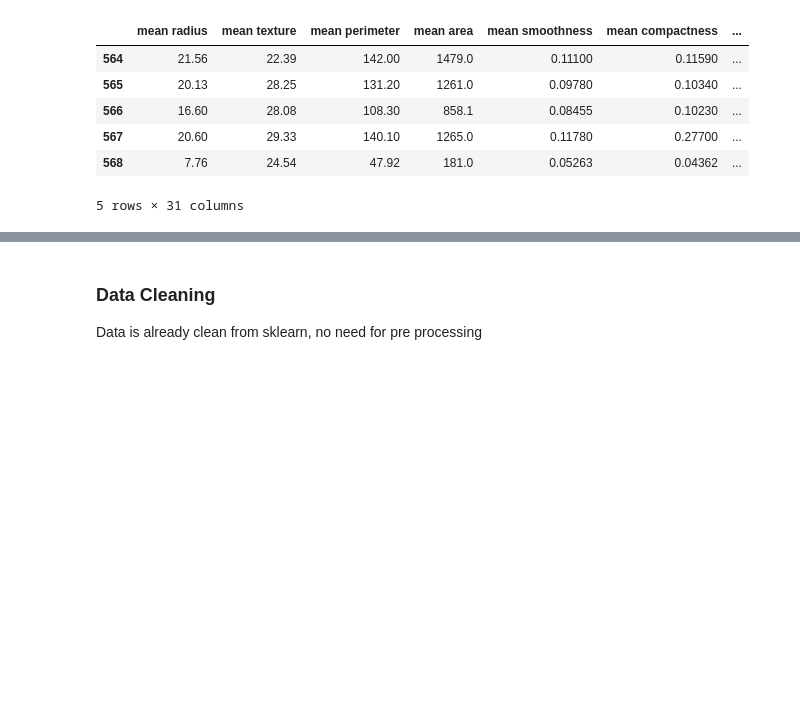
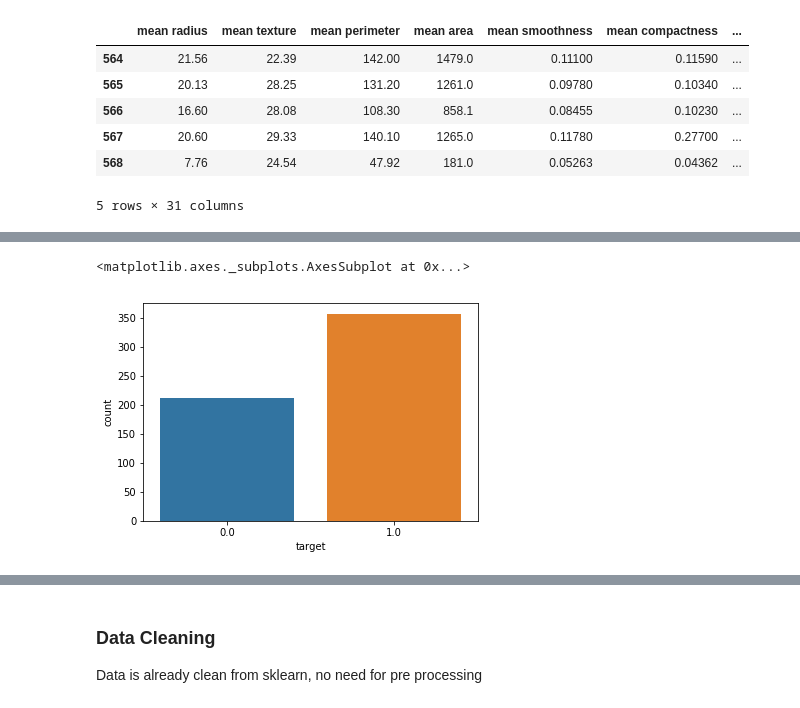
Before and after one commit to sagecodes/cancer-classification-svm, a Jupyter notebook: Cancer Classification - SVM.ipynb, the cells around one changed output, grey strips where cells are left out. Saved outputs shown, nothing was run; the diff lists cells and outputs as text; code cells hidden in the pictures; blank space fills up the shorter version.

```diff
--- a/Cancer Classification - SVM.ipynb
+++ b/Cancer Classification - SVM.ipynb
@@ -176,0 +182,5 @@ cancer_df.tail(5)
+# %%
+sns.countplot(cancer_df['target'], label = 'count')
+# %% [output]
+<matplotlib.axes._subplots.AxesSubplot at 0x...>
+[figure, added]
```
Also changed, not shown: parts of 57 cells of this notebook.
